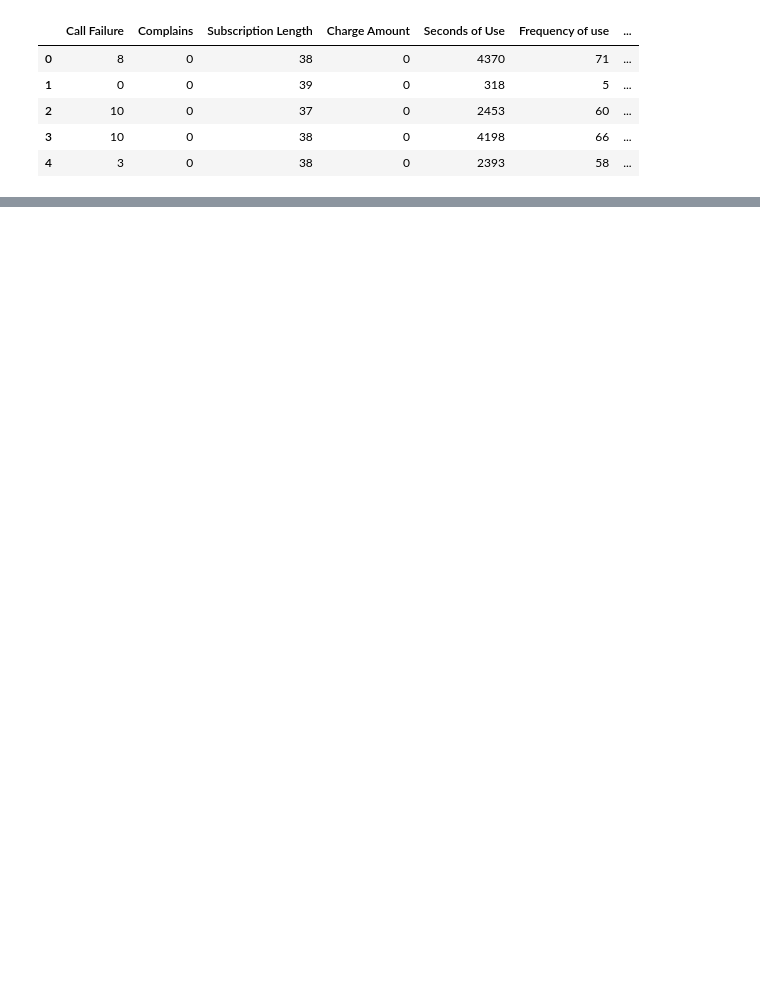
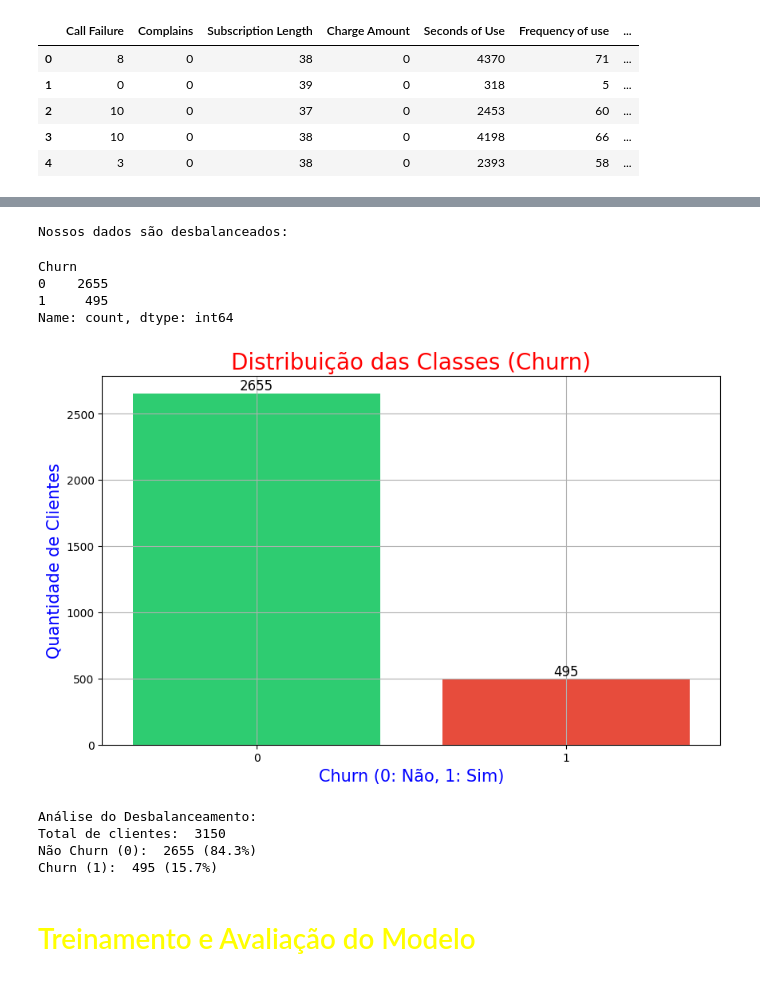
Before and after one commit to EddyGiusepe/SHAP_SHapley_Additive_exPlanations, a Jupyter notebook: SHAP.ipynb, the cells around one changed output, grey strips where cells are left out. Saved outputs shown, nothing was run; the diff lists cells and outputs as text; code cells hidden in the pictures; blank space fills up the shorter version.

```diff
--- a/SHAP.ipynb
+++ b/SHAP.ipynb
@@ -62,0 +87,53 @@ customer.head()
+# %%
+from utils.constants import *
+
+
+print(f"{CYAN}Nossos dados são desbalanceados:{RESET}")
+customer["Churn"].value_counts()
+# %% [output]
+Nossos dados são desbalanceados:
+Churn
+0    2655
+1     495
+Name: count, dtype: int64
+# %%
+# Visualização de nossos dados desbalanceados:
+import seaborn as sns
+import matplotlib.pyplot as plt
+%matplotlib inline
+
+
+plt.figure(figsize=(10, 6))
+ax = sns.countplot(data=customer, x='Churn')
+plt.title('Distribuição das Classes (Churn)', fontsize=20, color="red")
+plt.xlabel('Churn (0: Não, 1: Sim)', fontsize=15, color="blue")
+plt.ylabel('Quantidade de Clientes', fontsize=15, color="blue")
+plt.grid(True)
+
+# Adicionar os valores sobre as barras:
+for i in ax.containers:
+    ax.bar_label(i, fontsize=12)
+
+# Personalizar cores:
+colors = ['#2ecc71', '#e74c3c']
+for patch, color in zip(ax.patches, colors):
+    patch.set_facecolor(color)
+plt.show()
+
+# Calcular e mostrar as porcentagens
+total = len(customer)
+nao_churn = customer['Churn'].value_counts()[0]
+churn = customer['Churn'].value_counts()[1]
+
+print(f"\n{RED}Análise do Desbalanceamento:{RESET}")
+print(f"{CYAN}Total de clientes: {RESET} {total}")
+print(f"{GREEN}Não Churn (0): {RESET} {nao_churn} ({(nao_churn/total)*100:.1f}%)")
+print(f"{YELLOW}Churn (1): {RESET} {churn} ({(churn/total)*100:.1f}%)")
+# %% [output]
+[figure, added]
+Análise do Desbalanceamento:
+Total de clientes:  3150
+Não Churn (0):  2655 (84.3%)
+Churn (1):  495 (15.7%)
+# %% [markdown]
+# <font color="yellow">Treinamento e Avaliação do Modelo</font>
```
Also changed, not shown: parts of 5 cells of this notebook.
